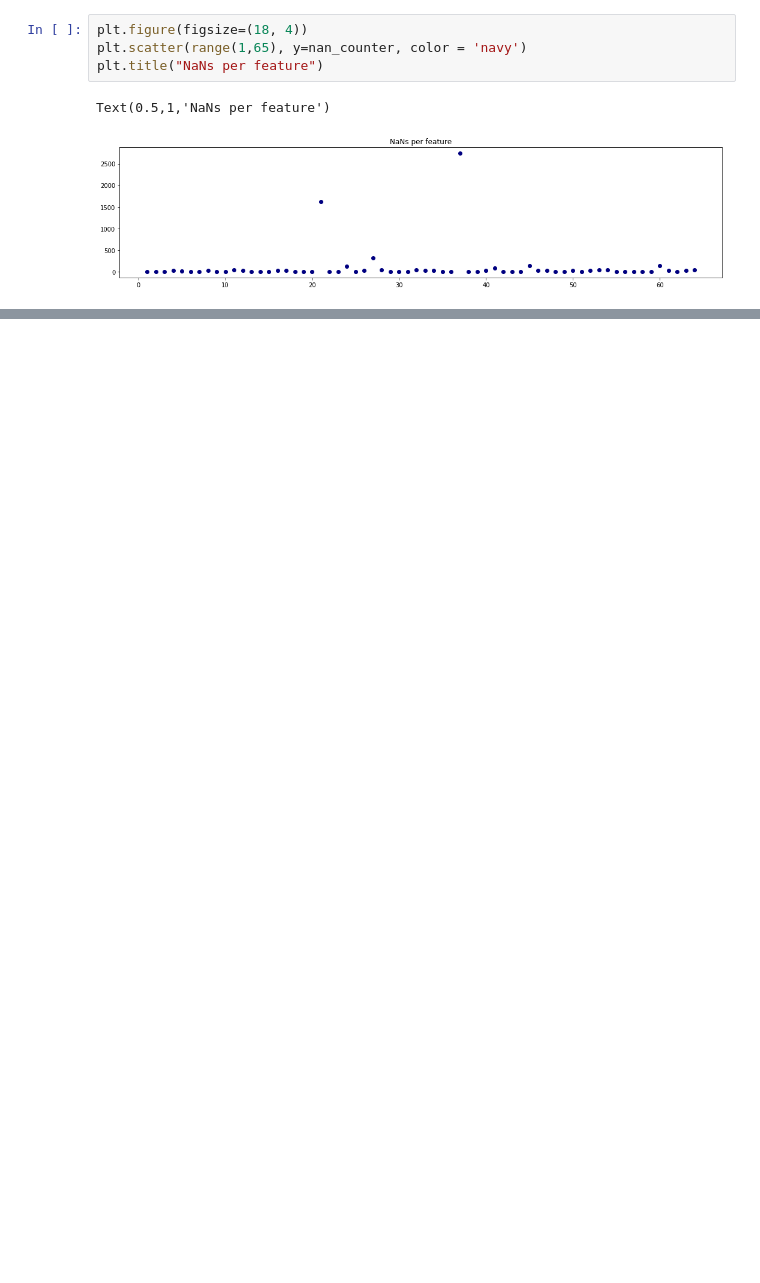
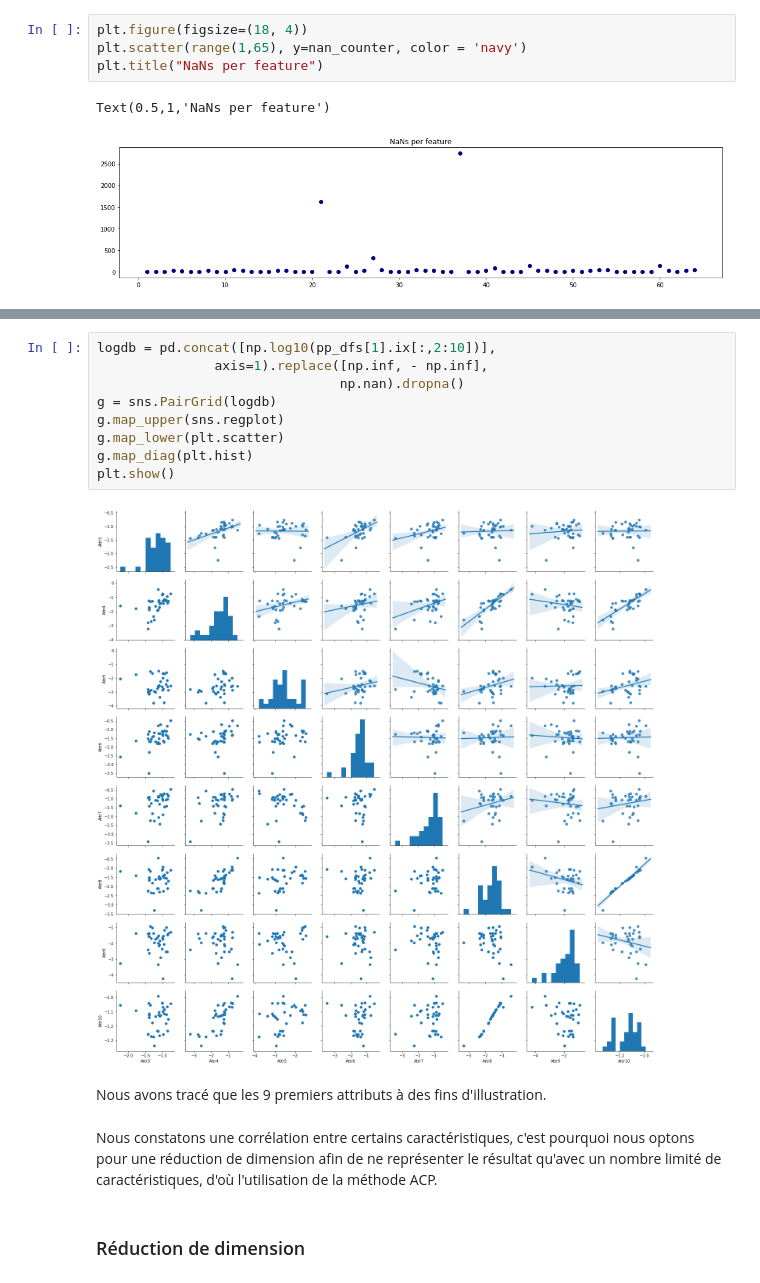
Before and after one commit to pvnieo/Bankruptcy-Explained, a Jupyter notebook: Bankruptcy explained .ipynb, the cells around one changed output, grey strips where cells are left out. Drawn from its saved outputs; the diff is of its cells as text; blank space fills up the shorter version.

```diff
--- a/Bankruptcy explained .ipynb
+++ b/Bankruptcy explained .ipynb
@@ -487,0 +318,17 @@ ValueError: labels ['class'] not contained in axis
+# %%
+logdb = pd.concat([np.log10(pp_dfs[1].ix[:,2:10])],
+               axis=1).replace([np.inf, - np.inf],
+                               np.nan).dropna()
+g = sns.PairGrid(logdb)
+g.map_upper(sns.regplot)
+g.map_lower(plt.scatter)
+g.map_diag(plt.hist)
+plt.show()
+# %% [output]
+[figure, added]
+# %% [markdown]
+Nous avons tracé que les 9 premiers attributs à des fins d'illustration.
+# %% [markdown]
+Nous constatons une corrélation entre certains caractéristiques, c'est pourquoi nous optons pour une réduction de dimension afin de ne représenter le résultat qu'avec un nombre limité de caractéristiques, d'où l'utilisation de la méthode ACP.
+# %% [markdown]
+### Réduction de dimension
```
Also changed, not shown: parts of 45 cells of this notebook, 1 other file.
